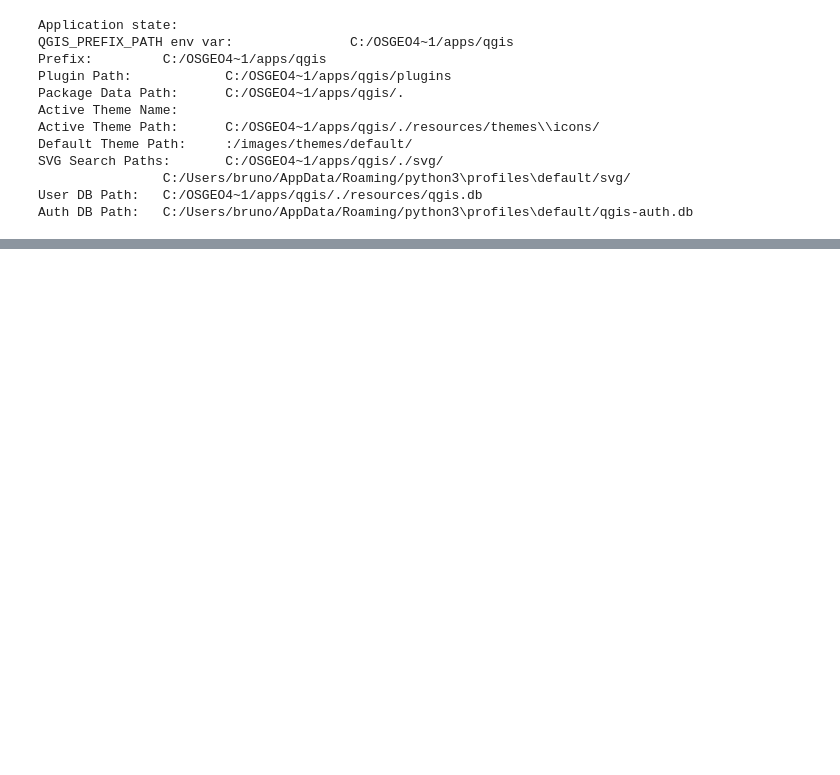
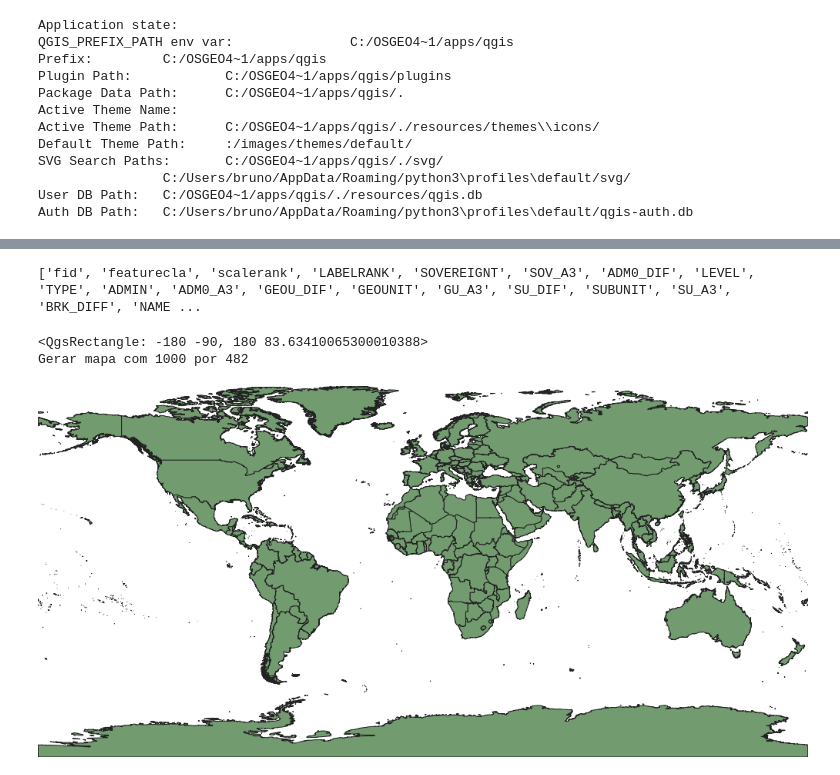
Before and after one commit to Bruffen/qgis-covid-python, a Jupyter notebook: covid19-data.ipynb, the cells around one changed output, grey strips where cells are left out. Saved outputs shown, nothing was run; the diff lists cells and outputs as text; code cells hidden in the pictures; blank space fills up the shorter version.

```diff
--- a/covid19-data.ipynb
+++ b/covid19-data.ipynb
@@ -95,0 +207,23 @@ plt.show()
+# %%
+#joinObject = QgsVectorLayerJoinInfo()
+#joinObject.setJoinLayer(cases)
+#joinObject.setJoinLayerId(cases.id())
+#joinObject.setJoinFieldName('Country_Region')
+#joinObject.setTargetFieldName('NAME_EN')
+#joinObject.memoryCache = True
+#print(joinObject.joinLayer())
+#world.addJoin(joinObject)
+
+worldField='NAME_EN'
+casesField='Country_Region'
+joinObject = QgsVectorLayerJoinInfo()
+joinObject.joinLayerId = cases.id()
+joinObject.joinFieldName = casesField
+joinObject.targetFieldName = worldField
+joinObject.memoryCache = True
+world.addJoin(joinObject)
+
+print(world.fields().names())
+#print(cases.fields().names())
+# %% [output]
+['fid', 'featurecla', 'scalerank', 'LABELRANK', 'SOVEREIGNT', 'SOV_A3', 'ADM0_DIF', 'LEVEL', 'TYPE', 'ADMIN', 'ADM0_A3', 'GEOU_DIF', 'GEOUNIT', 'GU_A3', 'SU_DIF', 'SUBUNIT', 'SU_A3', 'BRK_DIFF', 'NAME ...
@@ -95,0 +251,40 @@ plt.show()
+# %%
+xt = world.extent()
+print(xt)
+width  = 1000
+height = int(width*xt.height()/xt.width())
+print("Gerar mapa com {} por {}".format(width, height))
+
+#expression =  QgsExpression('"04-30-2020_Recovered" / "04-30-2020_Deaths"')
+#context = QgsExpressionContext()
+#context.appendScopes(QgsExpressionContextUtils.globalProjectLayerScopes(world))
+
+#with edit(world):
+#    for f in world.getFeatures():
+#        context.setFeature(f)
+        #f.add('04-30-2020_Recovered"  /  "04-30-2020_Deaths', expression.evaluate(context))
+#        f['LABELRANK'] = expression.evaluate(context)
+#        world.updateFeature(f)
+
+options = QgsMapSettings()
+options.setLayers([world])
+options.setBackgroundColor(QColor(255, 255, 255))
+options.setOutputSize(QSize(width, height))
+options.setExtent(xt)
+#options.setExpressionContext(context)
+
+render = QgsMapRendererParallelJob(options)
+render.start()
+render.waitForFinished()
+
+image = render.renderedImage()
+# %% [output]
+<QgsRectangle: -180 -90, 180 83.63410065300010388>
+Gerar mapa com 1000 por 482
+# %%
+imgbuf= QBuffer()
+imgbuf.open( QIODevice.ReadWrite )
+image.save( imgbuf,"PNG" )
+Image( imgbuf.data() )
+# %% [output]
+[figure, added]
```
Also changed, not shown: parts of 14 cells of this notebook, 4 other files.
